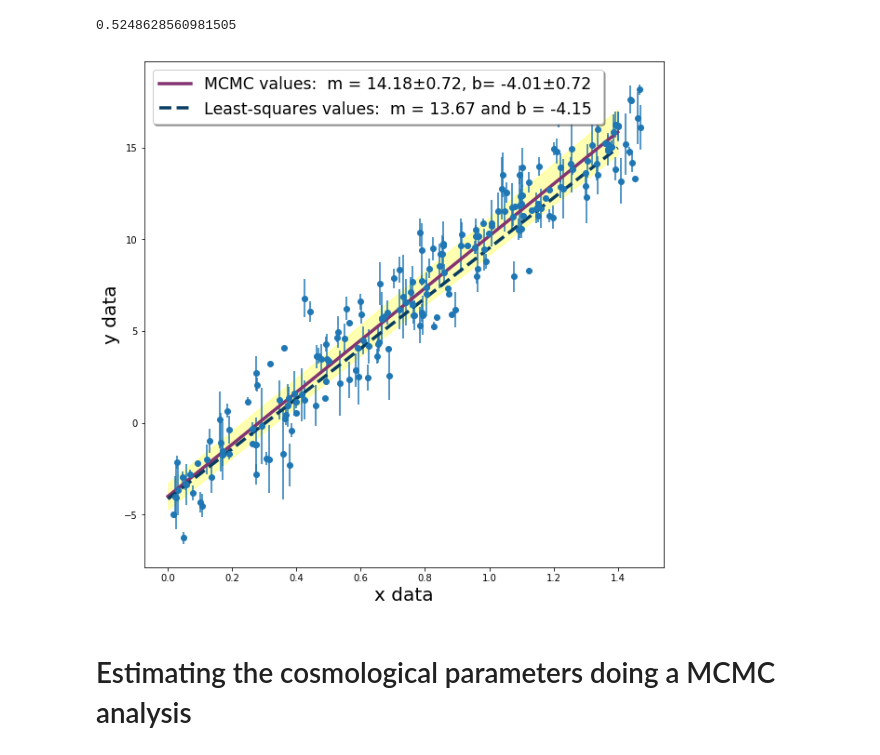
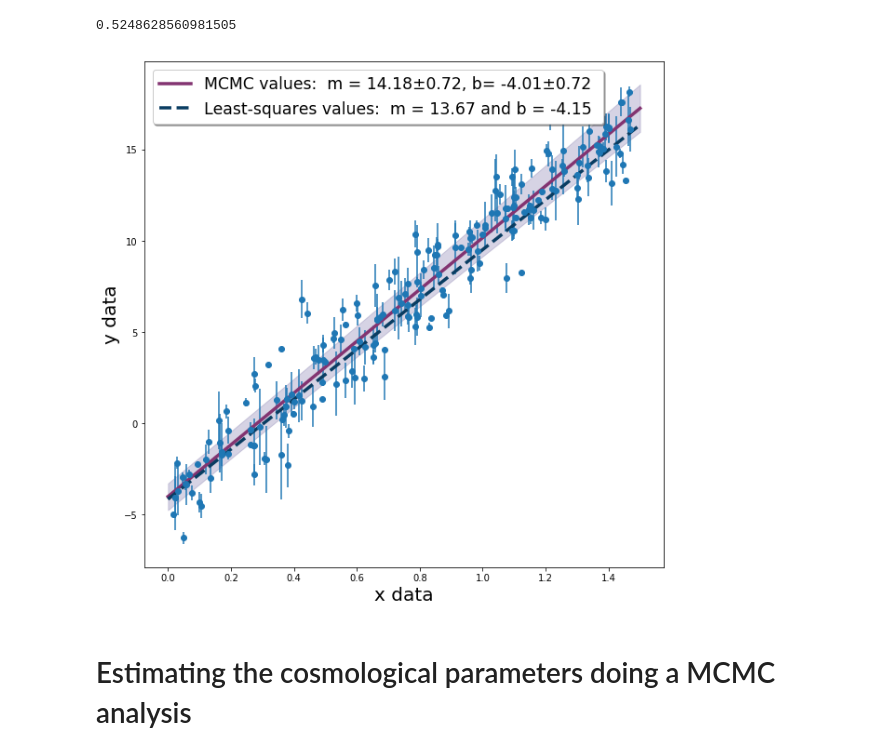
Before and after one commit to teresitasu/MCMC_IGM, a Jupyter notebook: MCMC_supernova.ipynb, the cells around one changed output. Saved outputs shown, nothing was run; the diff lists cells and outputs as text; code cells hidden in the pictures.

```diff
--- a/MCMC_supernova.ipynb
+++ b/MCMC_supernova.ipynb
@@ -123,7 +123,7 @@ cov_matrix[1][1]
 0.5248628560981505
 # %%
 nume = 10000
-x_fit = np.linspace(0,1.4,50)
+x_fit = np.linspace(0,1.5,50)
 mcmc_errors = np.zeros((nume,x_fit.size))
 for i in np.arange(nume):
     mcmc_errors[i] = (np.random.normal(m_mean,np.sqrt(cov_matrix[0][0])) * x_fit +\
@@ -131,28 +131,28 @@ for i in np.arange(nume):
 # %%
 plt.figure(figsize=(10,10))
 plt.errorbar(x_fake,y_fake, yerr = error_bars_fake, linestyle = "None", marker = "o")
-x_fit = np.linspace(0,1.4, 50)
+x_fit = np.linspace(0,1.5, 50)
 m_fit = m_mean#14.05
 b_fit = b_mean#-3.87
 y =model_line(x_fit, m_fit, b_fit)
 plt. plot(x_fit, y, '-', linewidth = 3.5 , color = "#833471",
           label = "MCMC values:  m = {:.2f}±{:.2f}, b= {:.2f}±{:.2f}".format(m_fit,
                                                                            np.sqrt(cov_matrix[0][0]),
                                                                             b_fit,
                                                                             np.sqrt(cov_matrix[1][1])))
 y_leastsqr =model_line(x_fit, 13.67, -4.15)
 plt. plot(x_fit, y_leastsqr, '-', linewidth = 3.5 ,
           color = "#0a3d62", linestyle = '--',label = "Least-squares values:  m = 13.67 and b = -4.15 ")
 ####
 plt.fill_between(x_fit,mcmc_errors.mean(axis=0)-mcmc_errors.std(axis=0),mcmc_errors.mean(axis=0)+\
-                 mcmc_errors.std(axis=0),alpha=0.3,color='yellow')
+                 mcmc_errors.std(axis=0),alpha=0.3,color='#786fa6')
 ####
 plt.xlabel("x data", size = 20)
 plt.ylabel("y data", size= 20)
 plt.legend(loc='upper left',shadow=True, fontsize = "xx-large" )
 plt.savefig("comparison_MCMC_lq.jpg")
 # %% [output]
-[figure, old version]
+[figure, new version]
 # %% [markdown]
 # Estimating the cosmological parameters doing a MCMC analysis
 # %% [markdown]
```
